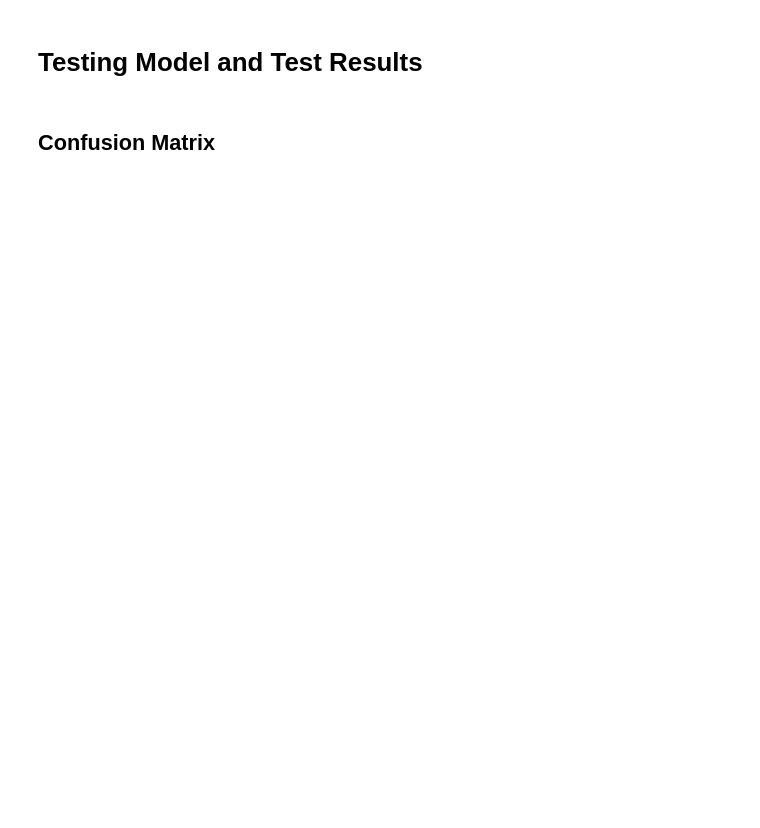
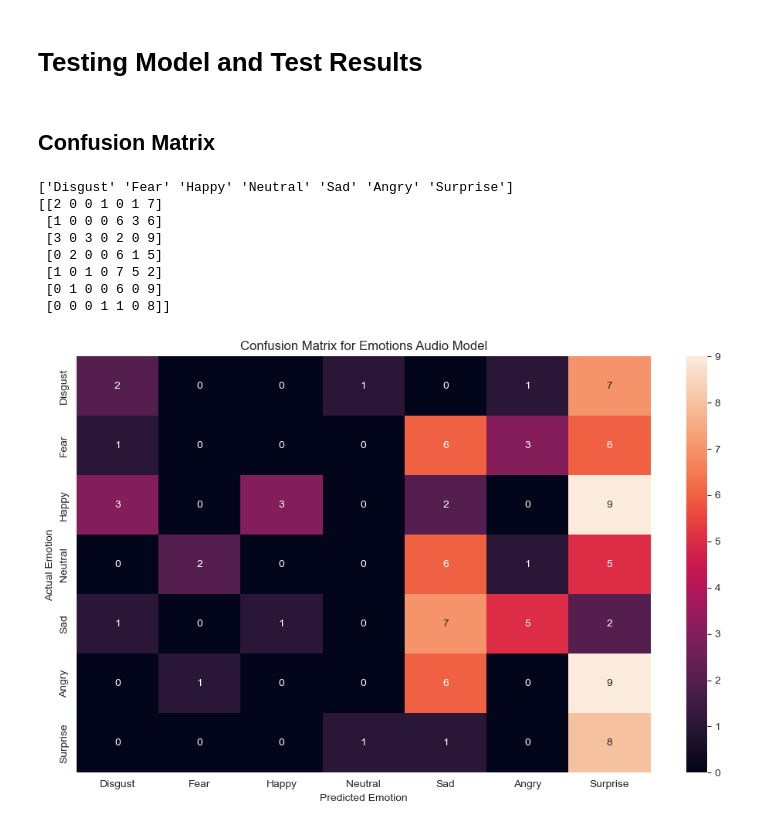
Before and after one commit to mjspk/ENEL645_Final_Project, a Jupyter notebook: speech-emotion-recognition-with-cnn-garnet.ipynb, the cells around one changed output. Drawn from its saved outputs; the diff is of its cells as text; code cells hidden in the pictures; blank space fills up the shorter version.

```diff
--- a/speech-emotion-recognition-with-cnn-garnet.ipynb
+++ b/speech-emotion-recognition-with-cnn-garnet.ipynb
@@ -677,7 +830,7 @@ def get_data_loader(x,y,bs):
     y = torch.Tensor(y)
     return DataLoader(
         TensorDataset(x, y),
-        batch_size=bs
+        batch_size=bs,
     )
 
 # Check the device and set datasize accordingly
@@ -701,7 +854,7 @@ else:
 #
 
 # New code to define a model trainer
-def train(model, optim, scheduler, criterion, train_loader) -> (float, float):
+def train(model, optim, scheduler, criterion, train_loader) -> tuple([float, float]):
     device = next(iter(model.parameters())).device
     model.train()
     total_loss = 0
@@ -715,14 +868,14 @@ def train(model, optim, scheduler, criterion, train_loader) -> (float, float):
         optim.step()
         optim.zero_grad()
         total_loss += loss.item()
-        total_acc += torch.sum(torch.argmax(y_pred.squeeze(), dim=1) == y).item()
+        total_acc += torch.sum(torch.argmax(y_pred.squeeze(), dim=1) == torch.argmax(y)).item()
     avg_loss = total_loss / len(train_loader)
     avg_acc = total_acc / (len(train_loader.dataset))
     scheduler.step(avg_loss)
     return avg_loss, avg_acc
 
 @torch.no_grad()
-def validate(model, val_loader, criterion) -> (float, float):
+def validate(model, val_loader, criterion) -> tuple([float, float]):
     model.eval()
     device = next(iter(audio_model.parameters())).device
     total_loss = 0
@@ -733,7 +886,7 @@ def validate(model, val_loader, criterion) -> (float, float):
         y_pred = model(x)
         loss = criterion(y_pred.squeeze(), y)
         total_loss+=loss.item()
-        total_acc+=torch.sum(torch.argmax(y_pred.squeeze(), dim=1) == y).item()
+        total_acc+=torch.sum(torch.argmax(y_pred.squeeze(), dim=1) ==  torch.argmax(y)).item()
     avg_loss = total_loss / len(val_loader)
     avg_acc = total_acc / (len(val_loader.dataset))
     return avg_loss, avg_acc
@@ -741,14 +894,14 @@ def validate(model, val_loader, criterion) -> (float, float):
 ### Train the model
 # %%
 model_name = "./best_model.pt" # Path to save best model
-epochs = 100 # Number of epochs to run
+epochs = 100 if device == "cuda" else 3 # Number of epochs to run
 criterion = nn.CrossEntropyLoss() # Criteria to evaluate performance
 early_stopper = EarlyStopper(patience=5)
 audio_model.to(device)
 train_val_loss_acc_hist_avgs = {"epoch":[], "train_loss":[], "val_loss":[], "train_acc":[], "val_acc":[]}
 # Loop over the epochs, train the model, and check if the error is improving
 for _ in tqdm(range(epochs)):
-    train_acc, train_loss =train(audio_model, optim, lr_scheduler, criterion, train_loader)
+    train_acc, train_loss = train(audio_model, optim, lr_scheduler, criterion, train_loader)
     val_acc, val_loss = validate(audio_model, val_loader, criterion)
     train_val_loss_acc_hist_avgs["epoch"].append(_)
     train_val_loss_acc_hist_avgs["train_loss"].append(train_loss)
@@ -769,6 +946,9 @@ net.eval() # Set the model to evaluation mode prior to testing
 # Calculate how many items it gets right
 correct = 0
 total = 0
+
+cm_labels = np.array([])
+cm_pred = np.array([])
 
 with torch.no_grad():
     for audio, labels in test_loader:
@@ -787,4 +967,8 @@ with torch.no_grad():
         total += labels.size(0)
         correct += (predicted == labels).sum().item()
 
+        # Add the label and prediction to build a confusion matrix later
+        cm_labels = np.concatenate([cm_labels, labels.cpu().numpy()], axis = 0)
+        cm_pred = np.concatenate([cm_pred, predicted.cpu().numpy()], axis = 0)
+
 print(f'Accuracy of the network on the test audio samples: {100 * correct / total:.2f}: %')
@@ -848,24 +1050,32 @@ plt.show()
 <a id="25"></a>
 ## Confusion Matrix
 # %%
-labels = np.array([0, 1, 2, 1, 6, 6, 0, 1, 2, 2, 0, 3, 3, 2, 5, 4, 5])
-predicted = np.array([0, 1, 1, 1, 6, 4, 0, 2, 2, 1, 0, 1, 3, 2, 0, 5, 5])
 print(emotion_names)
 
-conf=confusion_matrix(y_true=labels,y_pred=predicted)
+conf=confusion_matrix(y_true=cm_labels,y_pred=cm_pred)
 print(conf)
 
 cm=pd.DataFrame(
     conf,index=[i for i in emotion_names],
     columns=[i for i in emotion_names]
 )
 plt.figure(figsize=(12,7))
 ax=sns.heatmap(cm,annot=True,fmt='d')
 
 ax.set_title(f'Confusion Matrix for Emotions Audio Model')
 ax.set_xlabel("Predicted Emotion")
 ax.set_ylabel("Actual Emotion")
 plt.show()
+# %% [output]
+['Disgust' 'Fear' 'Happy' 'Neutral' 'Sad' 'Angry' 'Surprise']
+[[2 0 0 1 0 1 7]
+ [1 0 0 0 6 3 6]
+ [3 0 3 0 2 0 9]
+ [0 2 0 0 6 1 5]
+ [1 0 1 0 7 5 2]
+ [0 1 0 0 6 0 9]
+ [0 0 0 1 1 0 8]]
+[figure, added]
 # %%
 cr = classification_report(y_true=labels, y_pred=predicted, target_names=emotion_names)
 print("Classification Report:\n", cr)
```
Also changed, not shown: parts of 51 cells of this notebook, 2 other files.
